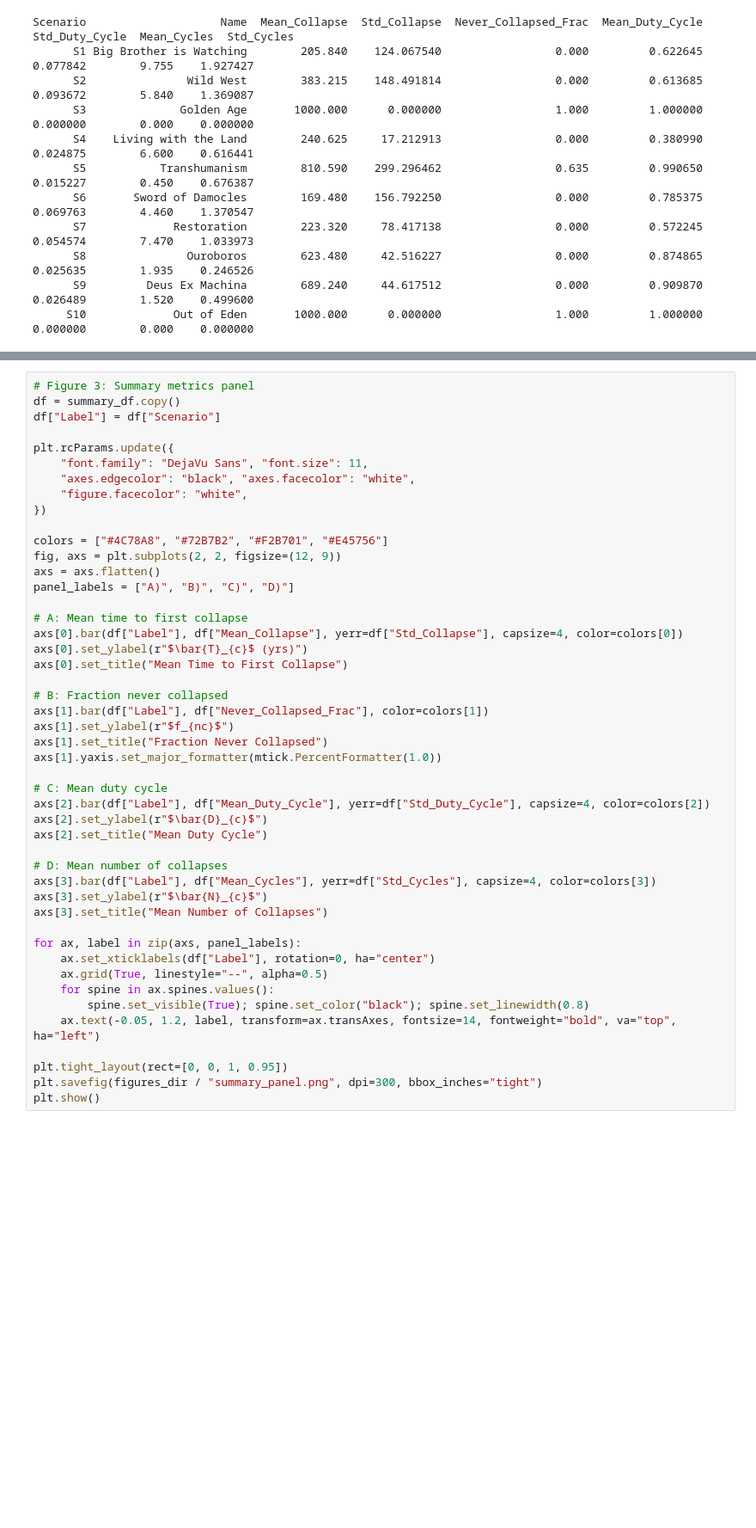
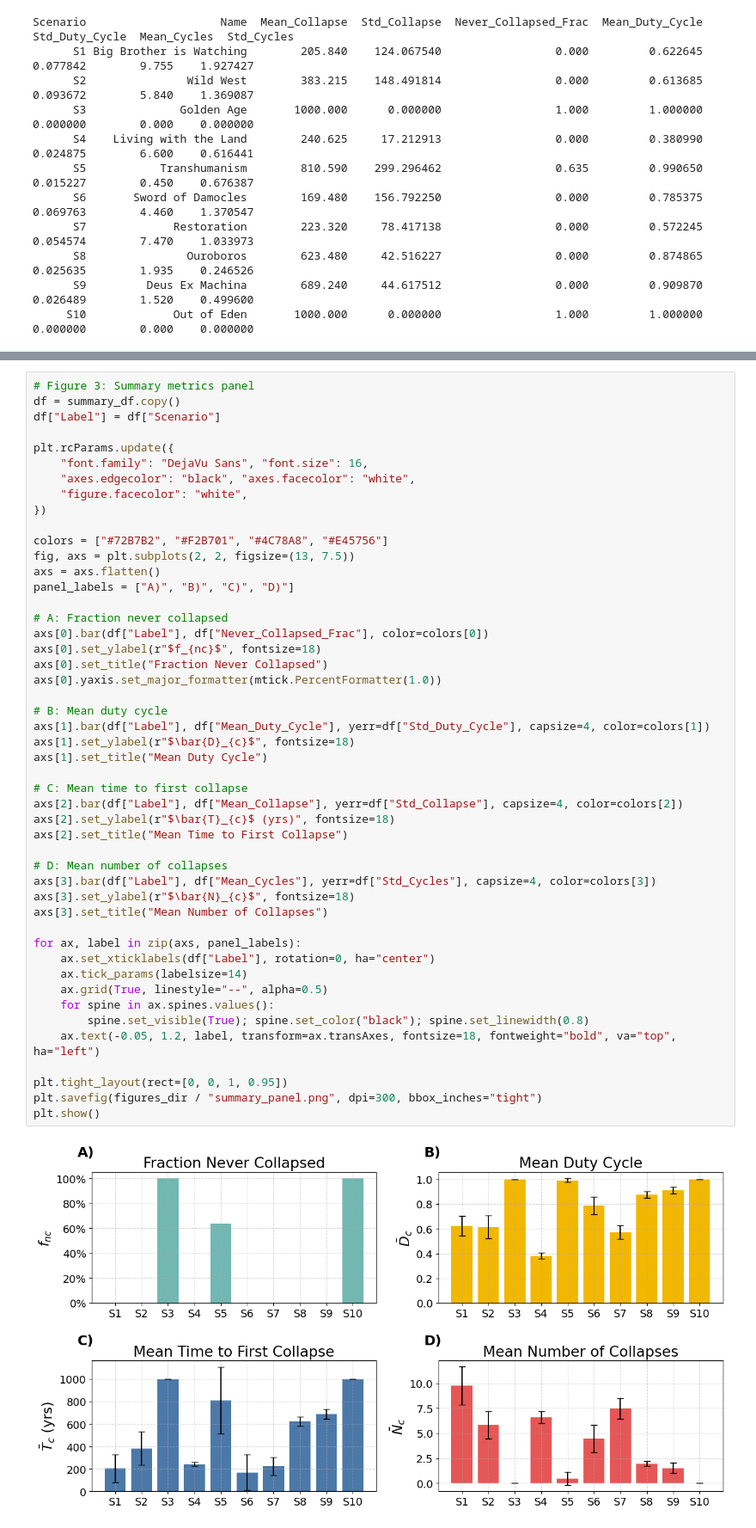
Before and after one commit to celiablanco/technocycles, a Jupyter notebook: notebooks/figures.ipynb, the cells around one changed output, grey strips where cells are left out. Shown at 86% size. Saved outputs shown, nothing was run; the diff lists cells and outputs as text; blank space fills up the shorter version.

```diff
--- a/notebooks/figures.ipynb
+++ b/notebooks/figures.ipynb
@@ -220,50 +222,53 @@ plt.show()
 # %%
 # Figure 3: Summary metrics panel
 df = summary_df.copy()
 df["Label"] = df["Scenario"]
 
 plt.rcParams.update({
-    "font.family": "DejaVu Sans", "font.size": 11,
+    "font.family": "DejaVu Sans", "font.size": 16,
     "axes.edgecolor": "black", "axes.facecolor": "white",
     "figure.facecolor": "white",
 })
 
-colors = ["#4C78A8", "#72B7B2", "#F2B701", "#E45756"]
-fig, axs = plt.subplots(2, 2, figsize=(12, 9))
+colors = ["#72B7B2", "#F2B701", "#4C78A8", "#E45756"]
+fig, axs = plt.subplots(2, 2, figsize=(13, 7.5))
 axs = axs.flatten()
 panel_labels = ["A)", "B)", "C)", "D)"]
 
-# A: Mean time to first collapse
-axs[0].bar(df["Label"], df["Mean_Collapse"], yerr=df["Std_Collapse"], capsize=4, color=colors[0])
-axs[0].set_ylabel(r"$\bar{T}_{c}$ (yrs)")
-axs[0].set_title("Mean Time to First Collapse")
+# A: Fraction never collapsed
+axs[0].bar(df["Label"], df["Never_Collapsed_Frac"], color=colors[0])
+axs[0].set_ylabel(r"$f_{nc}$", fontsize=18)
+axs[0].set_title("Fraction Never Collapsed")
+axs[0].yaxis.set_major_formatter(mtick.PercentFormatter(1.0))
 
-# B: Fraction never collapsed
-axs[1].bar(df["Label"], df["Never_Collapsed_Frac"], color=colors[1])
-axs[1].set_ylabel(r"$f_{nc}$")
-axs[1].set_title("Fraction Never Collapsed")
-axs[1].yaxis.set_major_formatter(mtick.PercentFormatter(1.0))
+# B: Mean duty cycle
+axs[1].bar(df["Label"], df["Mean_Duty_Cycle"], yerr=df["Std_Duty_Cycle"], capsize=4, color=colors[1])
+axs[1].set_ylabel(r"$\bar{D}_{c}$", fontsize=18)
+axs[1].set_title("Mean Duty Cycle")
 
-# C: Mean duty cycle
-axs[2].bar(df["Label"], df["Mean_Duty_Cycle"], yerr=df["Std_Duty_Cycle"], capsize=4, color=colors[2])
-axs[2].set_ylabel(r"$\bar{D}_{c}$")
-axs[2].set_title("Mean Duty Cycle")
+# C: Mean time to first collapse
+axs[2].bar(df["Label"], df["Mean_Collapse"], yerr=df["Std_Collapse"], capsize=4, color=colors[2])
+axs[2].set_ylabel(r"$\bar{T}_{c}$ (yrs)", fontsize=18)
+axs[2].set_title("Mean Time to First Collapse")
 
 # D: Mean number of collapses
 axs[3].bar(df["Label"], df["Mean_Cycles"], yerr=df["Std_Cycles"], capsize=4, color=colors[3])
-axs[3].set_ylabel(r"$\bar{N}_{c}$")
+axs[3].set_ylabel(r"$\bar{N}_{c}$", fontsize=18)
 axs[3].set_title("Mean Number of Collapses")
 
 for ax, label in zip(axs, panel_labels):
     ax.set_xticklabels(df["Label"], rotation=0, ha="center")
+    ax.tick_params(labelsize=14)
     ax.grid(True, linestyle="--", alpha=0.5)
     for spine in ax.spines.values():
         spine.set_visible(True); spine.set_color("black"); spine.set_linewidth(0.8)
-    ax.text(-0.05, 1.2, label, transform=ax.transAxes, fontsize=14, fontweight="bold", va="top", ha="left")
+    ax.text(-0.05, 1.2, label, transform=ax.transAxes, fontsize=18, fontweight="bold", va="top", ha="left")
 
 plt.tight_layout(rect=[0, 0, 1, 0.95])
 plt.savefig(figures_dir / "summary_panel.png", dpi=300, bbox_inches="tight")
 plt.show()
+# %% [output]
+[figure, added]
 # %%
 # Figure 2: S8 (Ouroboros) parameter sweep — oscillatory regime sensitivity
 S8 = scenario_params["S8"]
```
Also changed, not shown: parts of 5 cells of this notebook, 34 other files.
